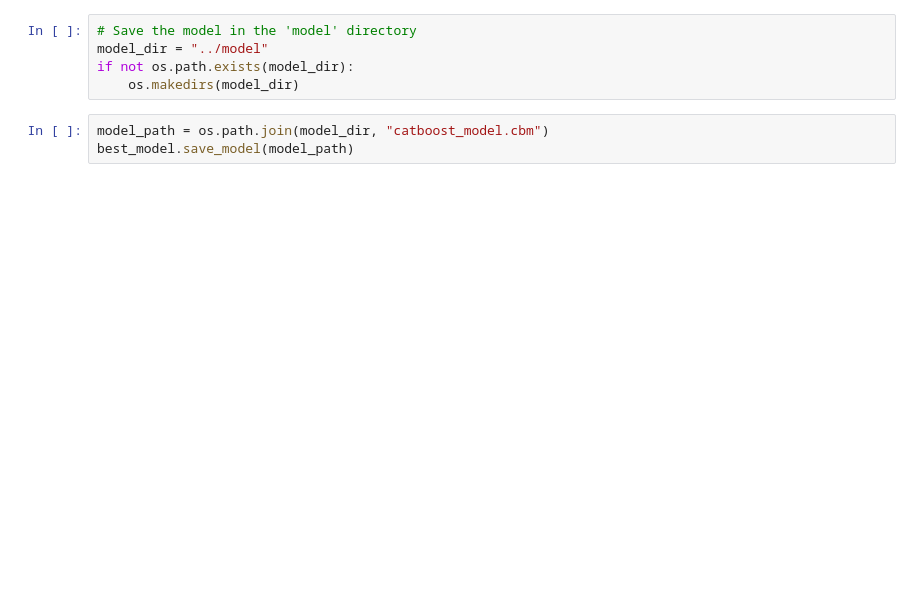
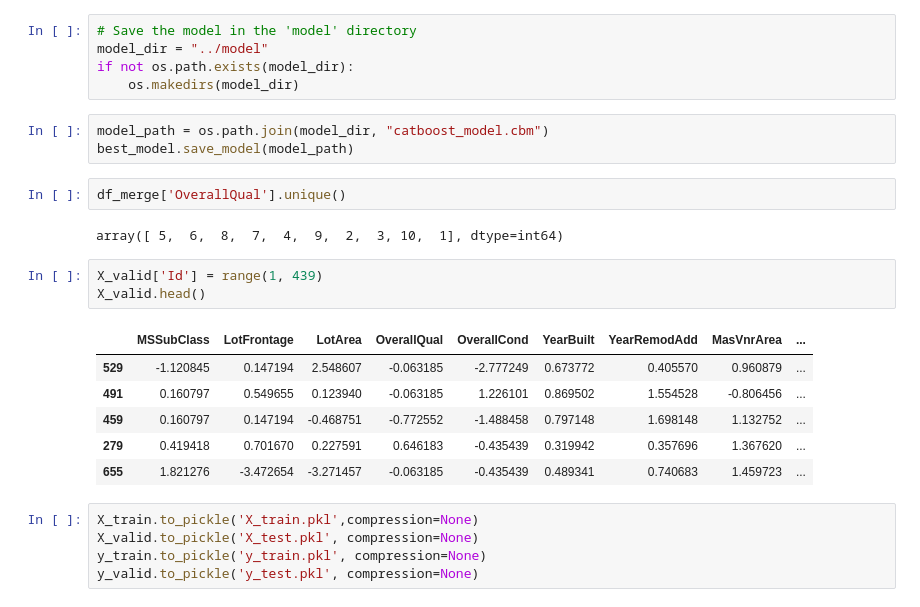
Before and after one commit to brenwildt/Kaggle_House_Prices, a Jupyter notebook: CatBoost.ipynb, the cells around one changed output. Drawn from its saved outputs; the diff is of its cells as text; blank space fills up the shorter version.

```diff
--- a/CatBoost.ipynb
+++ b/CatBoost.ipynb
@@ -592,3 +587,22 @@ if not os.path.exists(model_dir):
 # %%
 model_path = os.path.join(model_dir, "catboost_model.cbm")
 best_model.save_model(model_path)
+# %%
+df_merge['OverallQual'].unique()
+# %% [output]
+array([ 5,  6,  8,  7,  4,  9,  2,  3, 10,  1], dtype=int64)
+# %%
+X_valid['Id'] = range(1, 439)
+X_valid.head()
+# %% [output]
+|  | MSSubClass | LotFrontage | LotArea | OverallQual | OverallCond | YearBuilt | YearRemodAdd | MasVnrArea | ... |
+| 529 | -1.120845 | 0.147194 | 2.548607 | -0.063185 | -2.777249 | 0.673772 | 0.405570 | 0.960879 | ... |
+| 491 | 0.160797 | 0.549655 | 0.123940 | -0.063185 | 1.226101 | 0.869502 | 1.554528 | -0.806456 | ... |
+| 459 | 0.160797 | 0.147194 | -0.468751 | -0.772552 | -1.488458 | 0.797148 | 1.698148 | 1.132752 | ... |
+| 279 | 0.419418 | 0.701670 | 0.227591 | 0.646183 | -0.435439 | 0.319942 | 0.357696 | 1.367620 | ... |
+| 655 | 1.821276 | -3.472654 | -3.271457 | -0.063185 | -0.435439 | 0.489341 | 0.740683 | 1.459723 | ... |
+# %%
+X_train.to_pickle('X_train.pkl',compression=None)
+X_valid.to_pickle('X_test.pkl', compression=None)
+y_train.to_pickle('y_train.pkl', compression=None)
+y_valid.to_pickle('y_test.pkl', compression=None)
```
Also changed, not shown: parts of 4 cells of this notebook.
